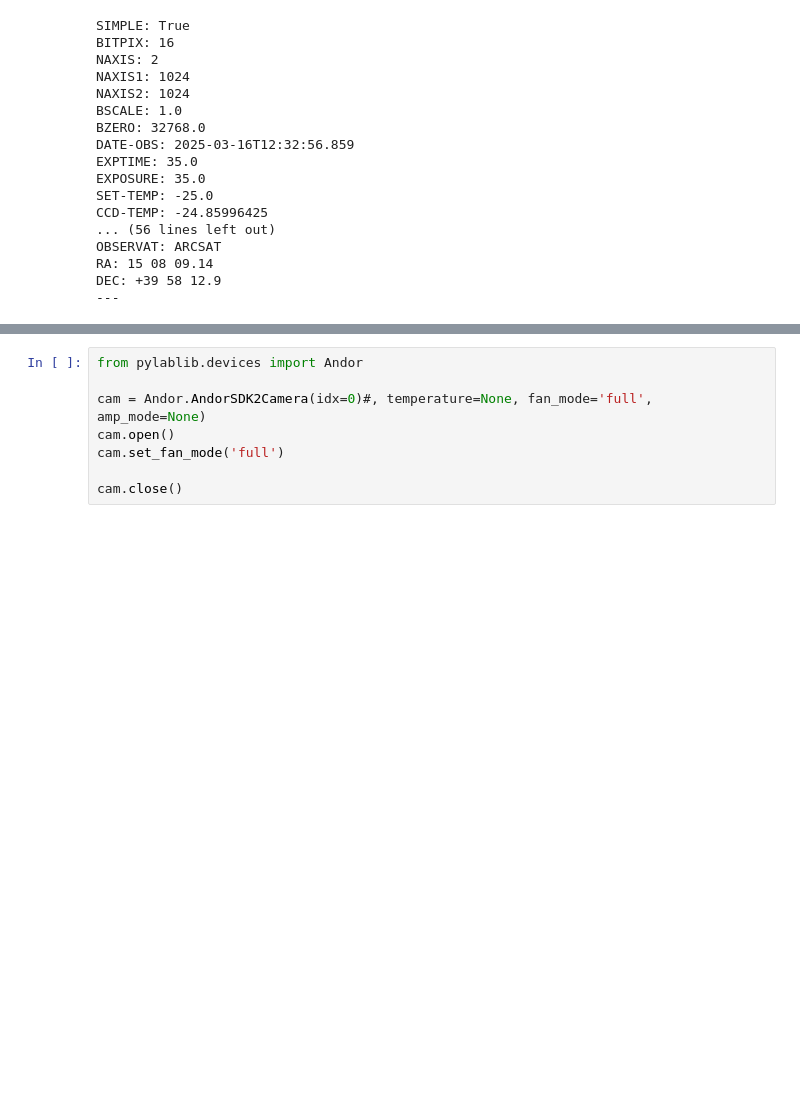
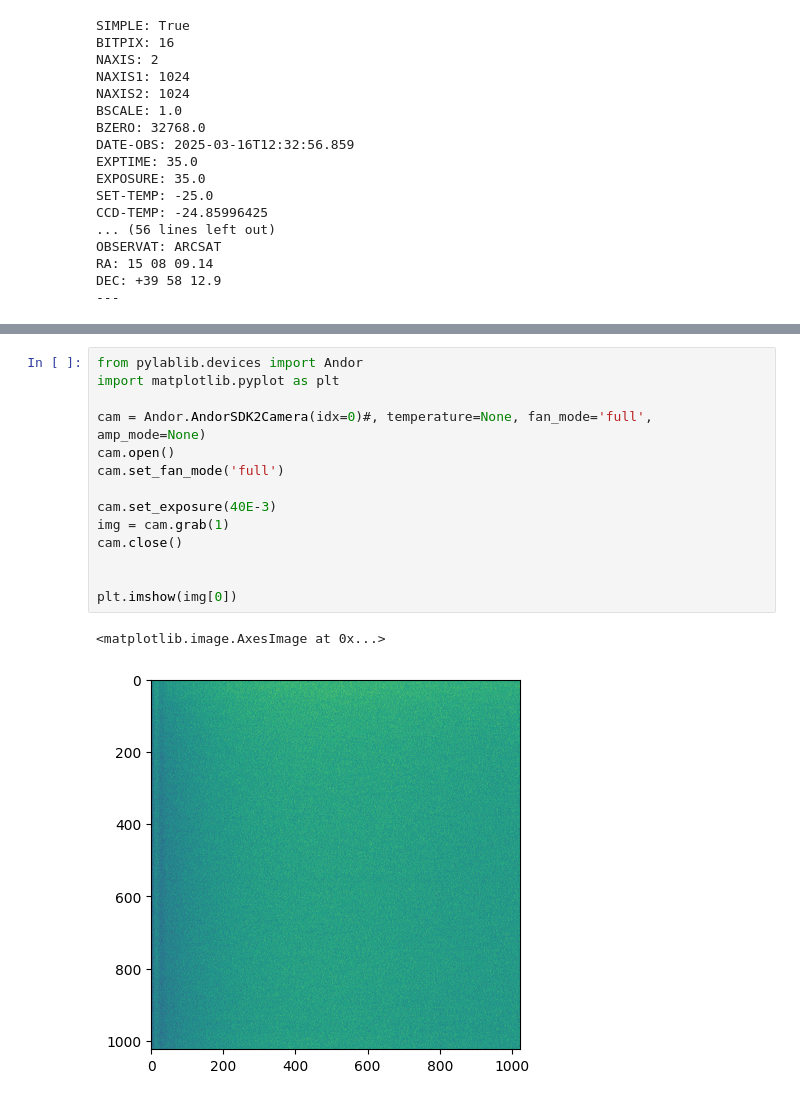
Before and after one commit to Sharketec2016/IFUSI-Camera-Control, a Jupyter notebook: backend/testing.ipynb, the cells around one changed output, grey strips where cells are left out. Saved outputs shown, nothing was run; the diff lists cells and outputs as text; blank space fills up the shorter version.

```diff
--- a/backend/testing.ipynb
+++ b/backend/testing.ipynb
@@ -45,8 +49,17 @@ DEC: +39 58 12.9
 # %%
 from pylablib.devices import Andor
+import matplotlib.pyplot as plt
 
 cam = Andor.AndorSDK2Camera(idx=0)#, temperature=None, fan_mode='full', amp_mode=None)
 cam.open()
 cam.set_fan_mode('full')
 
+cam.set_exposure(40E-3)
+img = cam.grab(1)
 cam.close()
+
+
+plt.imshow(img[0])
+# %% [output]
+<matplotlib.image.AxesImage at 0x...>
+[figure, added]
```
Also changed, not shown: parts of 1 cell of this notebook, 4 other files.
